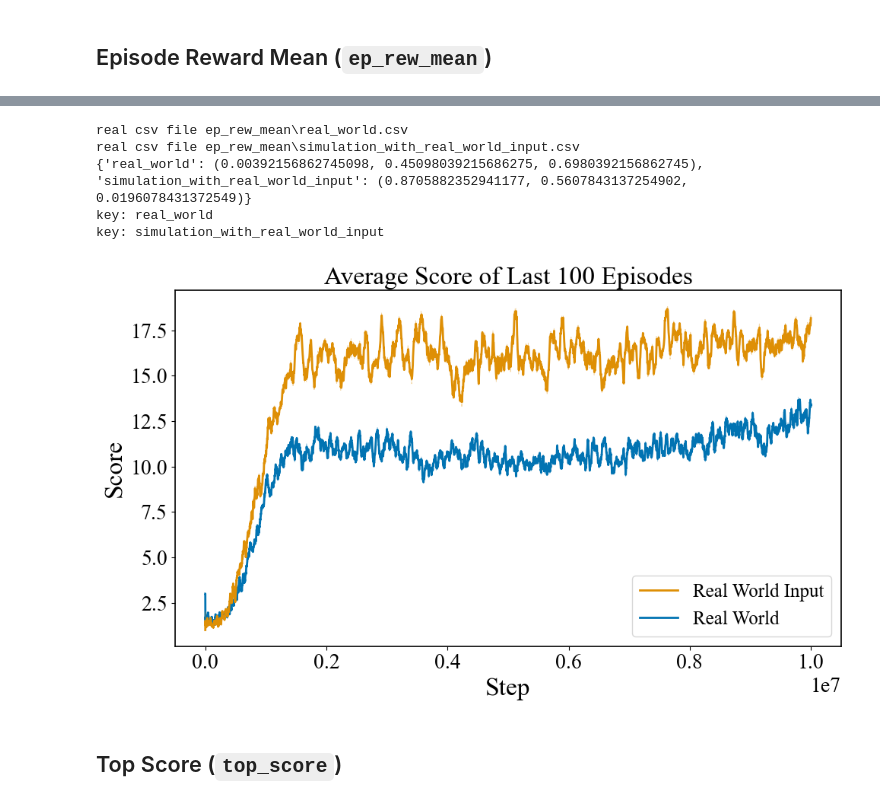
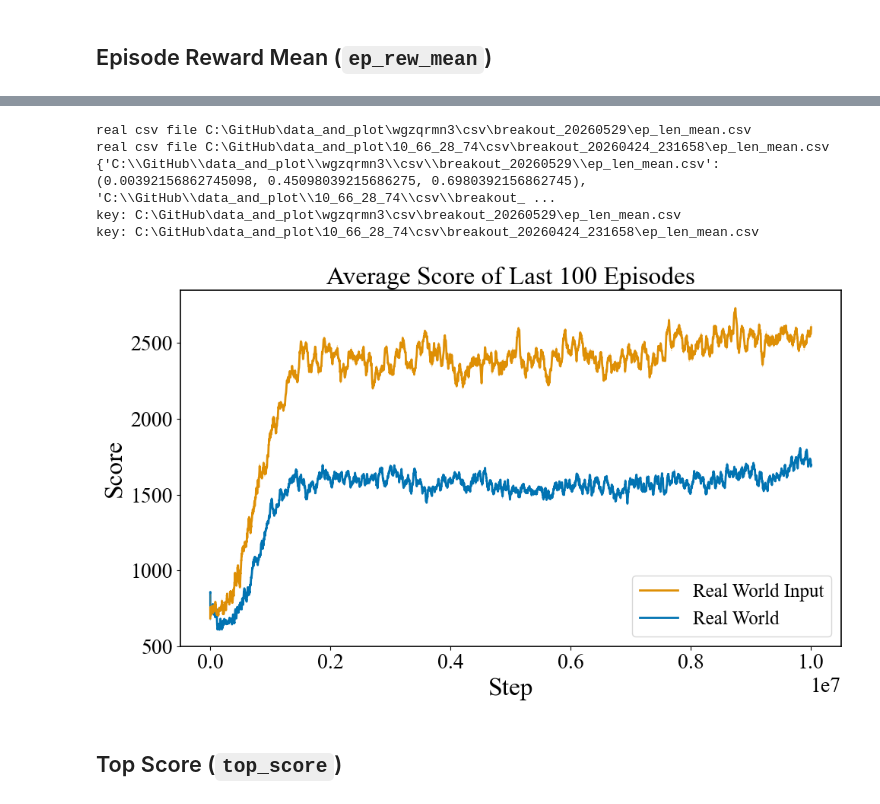
Before and after one commit to RongpingZhou/data_and_plot, a Jupyter notebook: plot.ipynb, the cells around one changed output, grey strips where cells are left out. Cells and saved outputs as stored; diff of their text form; code cells hidden in the pictures.

```diff
--- a/plot.ipynb
+++ b/plot.ipynb
@@ -345,11 +345,27 @@ def plot_rl_curves(
 # %%
 # keys = ["simulation", "simulation_with_real_world_input", "real_world"]
-keys = ["real_world", "simulation_with_real_world_input", "simulation"]
+
+real_world_ep_len_mean = "C:\\GitHub\\data_and_plot\\wgzqrmn3\\csv\\breakout_20260529\\ep_len_mean.csv"
+real_world_input_ep_len_mean = "C:\\GitHub\\data_and_plot\\10_66_28_74\\csv\\breakout_20260424_231658\\ep_len_mean.csv"
+simulation_ep_len_mean = "C:\\GitHub\\data_and_plot\\ep_len_mean\\simulation.csv"
+
+# keys = ["C:\\GitHub\\data_and_plot\\wgzqrmn3\\csv\\breakout_20260529\\ep_len_mean.csv", \
+#         "C:\\GitHub\\data_and_plot\\10_66_28_74\\csv\\breakout_20260424_231658\\ep_len_mean.csv", \
+#         "C:\\GitHub\\data_and_plot\\ep_len_mean\\simulation.csv"]
+
+keys = [real_world_ep_len_mean, real_world_input_ep_len_mean, simulation_ep_len_mean]
+
 legend_map = {
-    "real_world": "Real World",
-    "simulation_with_real_world_input": "Real World Input",
-    "simulation": "Simulation",
+    real_world_ep_len_mean: "R/W",
+    real_world_input_ep_len_mean: "R/I",
+    simulation_ep_len_mean: "SIM",
 }
+
+# legend_map = {
+#     "real_world": "Real World",
+#     "simulation_with_real_world_input": "Real World Input",
+#     "simulation": "Simulation",
+# }
 
 data_ep_len = {key: read_rl_csv("ep_len_mean", key) for key in keys}
 
@@ -400,35 +428,41 @@ key: simulation
 [figure]
 # %%
-keys = ["real_world", "simulation_with_real_world_input", "simulation"]
+# keys = ["real_world", "simulation_with_real_world_input", "simulation"]
+# legend_map = {
+#     "real_world": "Real World",
+#     "simulation_with_real_world_input": "Real World Input",
+#     "simulation": "Simulation",
+# }
+
+keys = [real_world_ep_len_mean, real_world_input_ep_len_mean]
+
 legend_map = {
-    "real_world": "Real World",
-    "simulation_with_real_world_input": "Real World Input",
-    "simulation": "Simulation",
+    real_world_ep_len_mean: "Real World",
+    real_world_input_ep_len_mean: "Real World Input",
 }
-
-keys = ["real_world", "simulation_with_real_world_input"]
+# keys = ["real_world", "simulation_with_real_world_input"]
 data_ep_rew = {key: read_rl_csv("ep_rew_mean", key) for key in keys}
 
 plot_rl_curves(
     data_ep_rew,
     legend_map=legend_map,
     # colors=["green", "dodgerblue"],
     title="Average Score of Last 100 Episodes",
     x_label="Step",
     y_label="Score",
     figsize=(10, 6),
     window_size=10,
     save_path='two_system',
     is_legend=True,
     skip_color=1,
 )
 # %% [output]
-real csv file ep_rew_mean\real_world.csv
-real csv file ep_rew_mean\simulation_with_real_world_input.csv
-{'real_world': (0.00392156862745098, 0.45098039215686275, 0.6980392156862745), 'simulation_with_real_world_input': (0.8705882352941177, 0.5607843137254902, 0.0196078431372549)}
-key: real_world
-key: simulation_with_real_world_input
+real csv file C:\GitHub\data_and_plot\wgzqrmn3\csv\breakout_20260529\ep_len_mean.csv
+real csv file C:\GitHub\data_and_plot\10_66_28_74\csv\breakout_20260424_231658\ep_len_mean.csv
+{'C:\\GitHub\\data_and_plot\\wgzqrmn3\\csv\\breakout_20260529\\ep_len_mean.csv': (0.00392156862745098, 0.45098039215686275, 0.6980392156862745), 'C:\\GitHub\\data_and_plot\\10_66_28_74\\csv\\breakout_ ...
+key: C:\GitHub\data_and_plot\wgzqrmn3\csv\breakout_20260529\ep_len_mean.csv
+key: C:\GitHub\data_and_plot\10_66_28_74\csv\breakout_20260424_231658\ep_len_mean.csv
-[figure, old version]
+[figure, new version]
 # %% [markdown]
 ## Top Score (`top_score`)
 # %%
```
Also changed, not shown: parts of 24 cells of this notebook, 6 other files.
